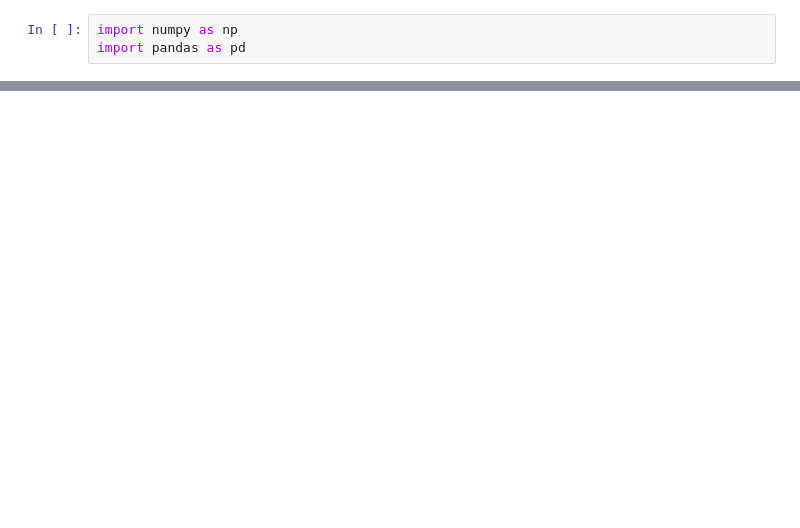
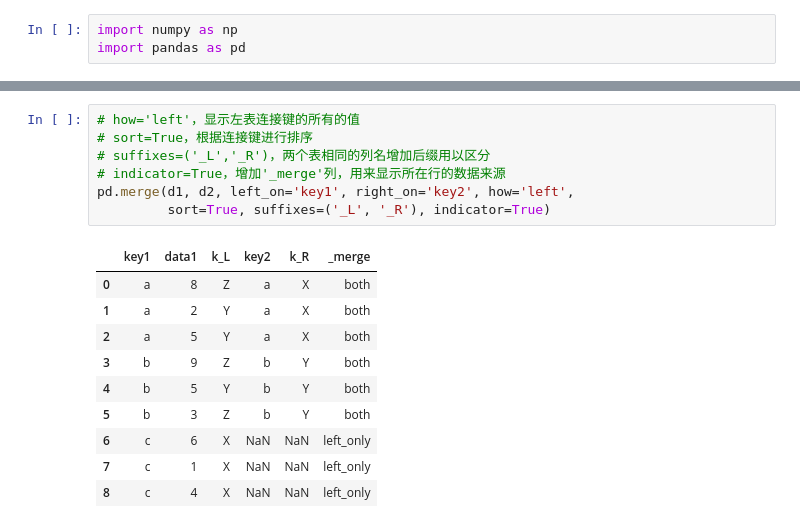
Before and after one commit to McJevons/jupyter-notebook, a Jupyter notebook: 数据规整（二）：合并数据集.ipynb, the cells around one changed output, grey strips where cells are left out. Cells and saved outputs as stored; diff of their text form; blank space fills up the shorter version.

```diff
--- a/数据规整（二）：合并数据集.ipynb
+++ b/数据规整（二）：合并数据集.ipynb
@@ -46,0 +77,18 @@ pd.merge(d1,d2)
+# %%
+# how='left'，显示左表连接键的所有的值
+# sort=True，根据连接键进行排序
+# suffixes=('_L','_R')，两个表相同的列名增加后缀用以区分
+# indicator=True，增加'_merge'列，用来显示所在行的数据来源
+pd.merge(d1, d2, left_on='key1', right_on='key2', how='left',
+         sort=True, suffixes=('_L', '_R'), indicator=True)
+# %% [output]
+|  | key1 | data1 | k_L | key2 | k_R | _merge |
+| 0 | a | 8 | Z | a | X | both |
+| 1 | a | 2 | Y | a | X | both |
+| 2 | a | 5 | Y | a | X | both |
+| 3 | b | 9 | Z | b | Y | both |
+| 4 | b | 5 | Y | b | Y | both |
+| 5 | b | 3 | Z | b | Y | both |
+| 6 | c | 6 | X | NaN | NaN | left_only |
+| 7 | c | 1 | X | NaN | NaN | left_only |
+| 8 | c | 4 | X | NaN | NaN | left_only |
```
Also changed, not shown: parts of 21 cells of this notebook.
